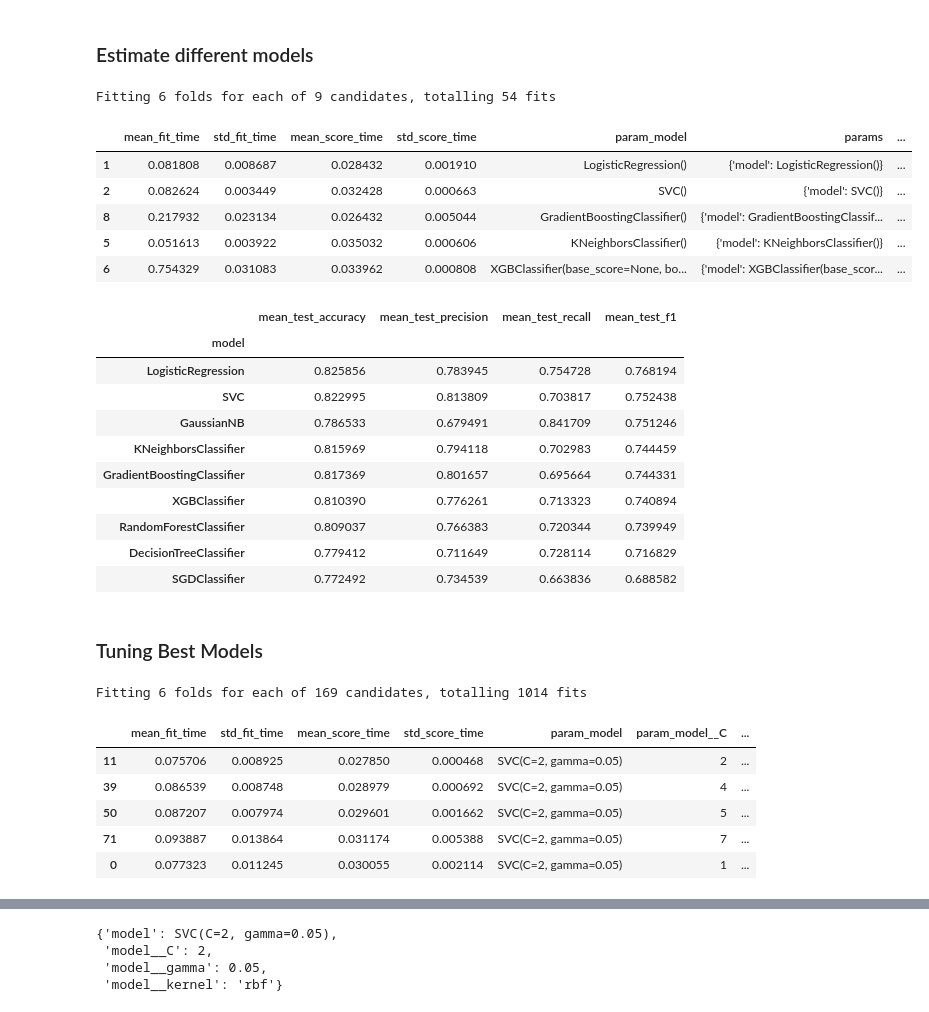
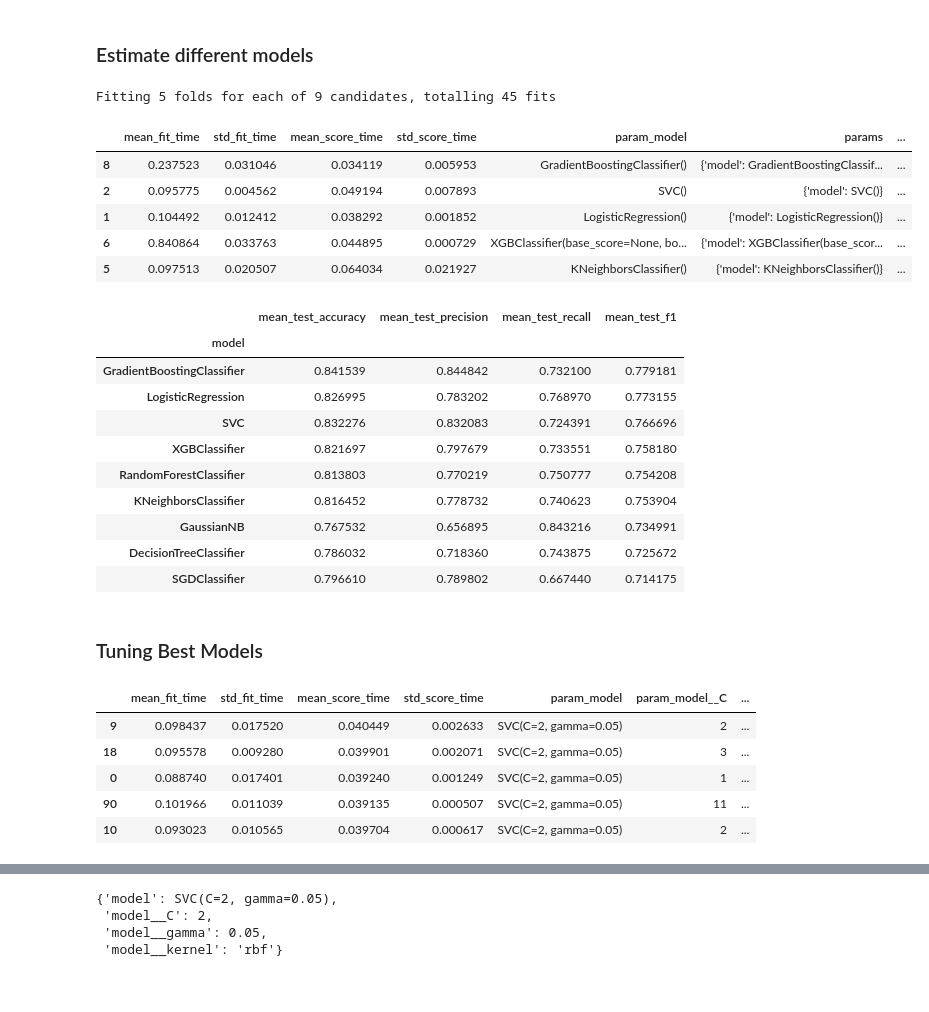
Before and after one commit to Andrey123qq2/Kaggle-Notebooks, a Jupyter notebook: titanic-predictions.ipynb, the cells around one changed output, grey strips where cells are left out. Saved outputs shown, nothing was run; the diff lists cells and outputs as text; code cells hidden in the pictures.

```diff
--- a/titanic-predictions.ipynb
+++ b/titanic-predictions.ipynb
@@ -297,3 +300,8 @@ Mme           1
 Don           1
 Jonkheer      1
 Name: Title, dtype: int64
+# %%
+common_titles = ["Mr", "Miss", "Mrs", "Master"]
+unique_titles = np.setdiff1d(train_data_eda["Title"], common_titles).tolist()
+train_data_eda["Title"] = train_data_eda["Title"].replace(unique_titles, "Other")
+train_data_eda['Title'].value_counts()
@@ -624,10 +642,11 @@ class NewFeatureAdder(BaseEstimator, TransformerMixin):
         unique_titles = np.setdiff1d(Xc["Title"], common_titles).tolist()
         Xc["Title"] = Xc["Title"].replace(unique_titles, "Other")
         Xc["CabinCat"] = Xc["Cabin"].apply(lambda x: "X" if pd.isna(x) else x[0])
+        Xc["IsAlone"] = Xc.eval("SibSp + Parch == 0").astype(int)
         return Xc
 
     def get_feature_names_out(self, input_features=None):
-        return np.r_[self.feature_names_in_, ["Title", "CabinCat"]]
+        return np.r_[self.feature_names_in_, ["Title", "CabinCat", "IsAlone"]]
 # %% [markdown]
 Check how it works.
 # %%
@@ -660,7 +679,7 @@ preprocessor = make_pipeline(
         (make_pipeline(
                 SimpleImputer(strategy="most_frequent"),
                 OneHotEncoder(sparse=False, handle_unknown='ignore'),
-        ), ["Sex", "Embarked", "CabinCat", "Title"]),
+        ), ["Sex", "Embarked", "CabinCat", "Title", "IsAlone"]),
         verbose_feature_names_out=False,
     ),
     # At this stage, only the `Age` attribute needs imputation.
@@ -738,7 +757,7 @@ train_data.head()
 X_full = train_data.drop("Survived", axis=1)
 y_full = train_data["Survived"]
 X_train, X_val, y_train, y_val = train_test_split(X_full, y_full,
-                                                    test_size=0.2, random_state=42,
+                                                    test_size=0.15, random_state=42,
                                                     stratify = y_full)
 y_train = y_train.to_numpy()
 y_val = y_val.to_numpy()
@@ -869,83 +892,89 @@ def display_cv_results(cv_results, sortby='mean_test_f1'):
 # %%
 precision_scorer = make_scorer(precision_score, zero_division=0)
 custom_scoring = {"accuracy": "accuracy", "precision": precision_scorer, "recall": "recall", "f1": "f1"}
 params = [
     {'model': [
         SGDClassifier(),
         LogisticRegression(),
         SVC(),
         RandomForestClassifier(),
         DecisionTreeClassifier(),
         KNeighborsClassifier(),
         xgb.XGBClassifier(),
         GaussianNB(),
         GradientBoostingClassifier()
     ]}]
-grid_search = GridSearchCV(full_pipeline, params, cv=6,
+grid_search = GridSearchCV(full_pipeline, params, cv=5,
                            scoring=custom_scoring, n_jobs=-1,
                            verbose=1, refit=False)
 grid_search.fit(X_train, y_train)
 (pd.DataFrame(grid_search.cv_results_)
     .sort_values(by=['rank_test_accuracy'], ascending=True).head())
 # %% [output]
-Fitting 6 folds for each of 9 candidates, totalling 54 fits
+Fitting 5 folds for each of 9 candidates, totalling 45 fits
 |  | mean_fit_time | std_fit_time | mean_score_time | std_score_time | param_model | params | ... |
-| 1 | 0.081808 | 0.008687 | 0.028432 | 0.001910 | LogisticRegression() | {'model': LogisticRegression()} | ... |
-| 2 | 0.082624 | 0.003449 | 0.032428 | 0.000663 | SVC() | {'model': SVC()} | ... |
-| 8 | 0.217932 | 0.023134 | 0.026432 | 0.005044 | GradientBoostingClassifier() | {'model': GradientBoostingClassif... | ... |
-| 5 | 0.051613 | 0.003922 | 0.035032 | 0.000606 | KNeighborsClassifier() | {'model': KNeighborsClassifier()} | ... |
-| 6 | 0.754329 | 0.031083 | 0.033962 | 0.000808 | XGBClassifier(base_score=None, bo... | {'model': XGBClassifier(base_scor... | ... |
+| 8 | 0.237523 | 0.031046 | 0.034119 | 0.005953 | GradientBoostingClassifier() | {'model': GradientBoostingClassif... | ... |
+| 2 | 0.095775 | 0.004562 | 0.049194 | 0.007893 | SVC() | {'model': SVC()} | ... |
+| 1 | 0.104492 | 0.012412 | 0.038292 | 0.001852 | LogisticRegression() | {'model': LogisticRegression()} | ... |
+| 6 | 0.840864 | 0.033763 | 0.044895 | 0.000729 | XGBClassifier(base_score=None, bo... | {'model': XGBClassifier(base_scor... | ... |
+| 5 | 0.097513 | 0.020507 | 0.064034 | 0.021927 | KNeighborsClassifier() | {'model': KNeighborsClassifier()} | ... |
 # %%
 display_cv_results(grid_search.cv_results_)
 # %% [output]
 |  | mean_test_accuracy | mean_test_precision | mean_test_recall | mean_test_f1 |
 | model |  |  |  |  |
-| LogisticRegression | 0.825856 | 0.783945 | 0.754728 | 0.768194 |
-| SVC | 0.822995 | 0.813809 | 0.703817 | 0.752438 |
-| GaussianNB | 0.786533 | 0.679491 | 0.841709 | 0.751246 |
-| KNeighborsClassifier | 0.815969 | 0.794118 | 0.702983 | 0.744459 |
-| GradientBoostingClassifier | 0.817369 | 0.801657 | 0.695664 | 0.744331 |
-| XGBClassifier | 0.810390 | 0.776261 | 0.713323 | 0.740894 |
-| RandomForestClassifier | 0.809037 | 0.766383 | 0.720344 | 0.739949 |
-| DecisionTreeClassifier | 0.779412 | 0.711649 | 0.728114 | 0.716829 |
-| SGDClassifier | 0.772492 | 0.734539 | 0.663836 | 0.688582 |
+| GradientBoostingClassifier | 0.841539 | 0.844842 | 0.732100 | 0.779181 |
+| LogisticRegression | 0.826995 | 0.783202 | 0.768970 | 0.773155 |
+| SVC | 0.832276 | 0.832083 | 0.724391 | 0.766696 |
+| XGBClassifier | 0.821697 | 0.797679 | 0.733551 | 0.758180 |
+| RandomForestClassifier | 0.813803 | 0.770219 | 0.750777 | 0.754208 |
+| KNeighborsClassifier | 0.816452 | 0.778732 | 0.740623 | 0.753904 |
+| GaussianNB | 0.767532 | 0.656895 | 0.843216 | 0.734991 |
+| DecisionTreeClassifier | 0.786032 | 0.718360 | 0.743875 | 0.725672 |
+| SGDClassifier | 0.796610 | 0.789802 | 0.667440 | 0.714175 |
 # %% [markdown]
 ### Tuning Best Models
 # %%
 params_tune = [
+#     {
+#         'model': [GradientBoostingClassifier()],
+#         'model__n_estimators': np.arange(50, 200, 20),
+#         'model__learning_rate': np.logspace(-1.5, 0, 7),
+#         'model__loss': ['deviance', 'exponential'],
+#         "model__max_depth": [3, 4, 5, 6],
+#     },
     {
         'model': [SVC()],
         'model__kernel': ['rbf'],
         'model__C': np.arange(1, 15, 1),
-        'model__gamma': np.arange(0.05, 0.65, 0.05)[:-1]
+        'model__gamma': np.arange(0.05, 0.55, 0.05)[:-1]
     },
     {
         'model': [LogisticRegression()],
         'model__solver': ['liblinear'],
-        'model__C': np.arange(0.5, 25, 5),
+        'model__C': np.arange(0.5, 22, 4),
         'model__penalty': ['l1', 'l2'],
-        'model__max_iter': [4000]
+        'model__max_iter': [2000]
     },
-    {
+        {
         'model': [LogisticRegression()],
         'model__solver': ['lbfgs'],
-        'model__C': np.arange(0.5, 25, 5),
+        'model__C': np.arange(0.5, 26, 5),
         'model__max_iter': [4000]
     },
 ]
-grid_search_tuned = GridSearchCV(full_pipeline, params_tune, cv=6, n_jobs=-1,
-                                 scoring='accuracy', refit=True, verbose=1)
+grid_search_tuned = GridSearchCV(full_pipeline, params_tune, cv=5, n_jobs=-1,
+                                 scoring='accuracy', refit=True, verbose=0)
 grid_search_tuned.fit(X_train, y_train)
 (pd.DataFrame(grid_search_tuned.cv_results_)
     .sort_values(by=['rank_test_score'], ascending=True).head())
 # %% [output]
-Fitting 6 folds for each of 169 candidates, totalling 1014 fits
 |  | mean_fit_time | std_fit_time | mean_score_time | std_score_time | param_model | param_model__C | ... |
-| 11 | 0.075706 | 0.008925 | 0.027850 | 0.000468 | SVC(C=2, gamma=0.05) | 2 | ... |
-| 39 | 0.086539 | 0.008748 | 0.028979 | 0.000692 | SVC(C=2, gamma=0.05) | 4 | ... |
-| 50 | 0.087207 | 0.007974 | 0.029601 | 0.001662 | SVC(C=2, gamma=0.05) | 5 | ... |
-| 71 | 0.093887 | 0.013864 | 0.031174 | 0.005388 | SVC(C=2, gamma=0.05) | 7 | ... |
-| 0 | 0.077323 | 0.011245 | 0.030055 | 0.002114 | SVC(C=2, gamma=0.05) | 1 | ... |
+| 9 | 0.098437 | 0.017520 | 0.040449 | 0.002633 | SVC(C=2, gamma=0.05) | 2 | ... |
+| 18 | 0.095578 | 0.009280 | 0.039901 | 0.002071 | SVC(C=2, gamma=0.05) | 3 | ... |
+| 0 | 0.088740 | 0.017401 | 0.039240 | 0.001249 | SVC(C=2, gamma=0.05) | 1 | ... |
+| 90 | 0.101966 | 0.011039 | 0.039135 | 0.000507 | SVC(C=2, gamma=0.05) | 11 | ... |
+| 10 | 0.093023 | 0.010565 | 0.039704 | 0.000617 | SVC(C=2, gamma=0.05) | 2 | ... |
 # %%
 display_cv_results(grid_search_tuned.cv_results_, 'mean_test_score')
 # %% [output]
```
Also changed, not shown: parts of 25 cells of this notebook.
